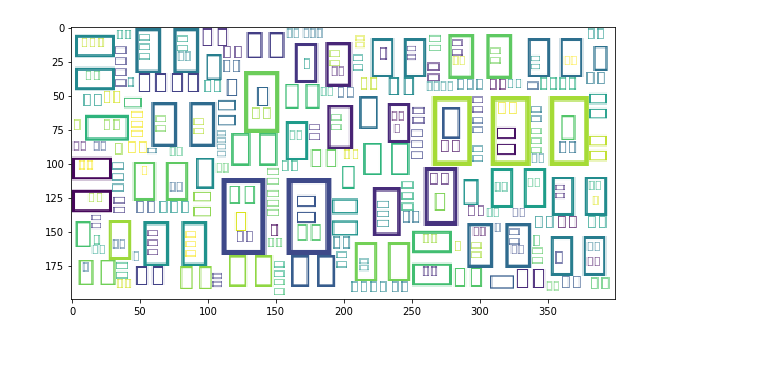
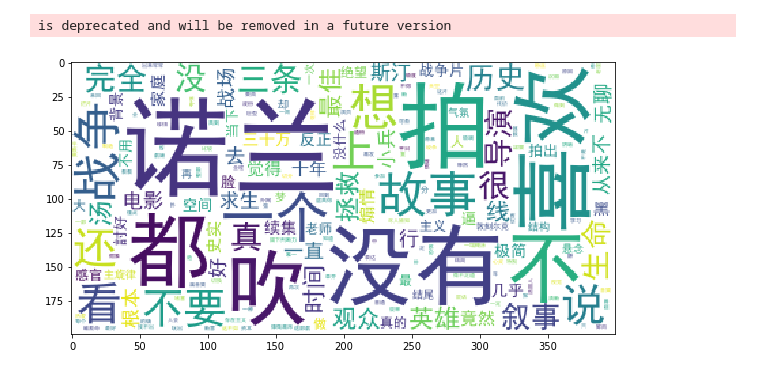
Before and after one commit to yzziqiu/data-science, a Jupyter notebook: douban-movie/douban-movie.ipynb, the cells around one changed output. Saved outputs shown, nothing was run; the diff lists cells and outputs as text; code cells hidden in the pictures.

```diff
--- a/douban-movie/douban-movie.ipynb
+++ b/douban-movie/douban-movie.ipynb
@@ -32,7 +32,8 @@ for item in nowplaying_movie_list:
         #display id and name
         #print(nowplaying_list)
 # comments from the film
-requrl = 'https://movie.douban.com/subject/' + nowplaying_list[0]['id'] + '/comments' +'?' +'start=0' + '&limit=20'
+# start=0 first comment
+requrl = 'https://movie.douban.com/subject/' + nowplaying_list[2]['id'] + '/comments' +'?' +'start=0' + '&limit=20'
 resp = request.urlopen(requrl)
 html_data = resp.read().decode('utf-8')
 soup = bs(html_data, 'html.parser')
@@ -60,33 +61,34 @@ pattern = re.compile(r'[\u4e00-\u9fa5]+')
 filterdata = re.findall(pattern, comments)
 cleaned_comments = ''.join(filterdata)
 #print(cleaned_comments)
 
 #frequency of words
 segment = jieba.lcut(cleaned_comments)
 words_df=pd.DataFrame({'segment':segment})
 #print out high-freq words, which has no exact meanings
 #print(words_df.head())
 
 #clear useless stopwords like 'very', download txt file online
 stopwords=pd.read_csv("stop_words_zh_UTF-8.txt",index_col=False,quoting=3,sep="\t",names=['stopword'], encoding='utf-8')#quoting=3全不引用
 words_df=words_df[~words_df.segment.isin(stopwords.stopword)]
 #print(words_df.head())
 
 # numpy count frequency
 words_stat=words_df.groupby(by=['segment'])['segment'].agg({"计数":numpy.size})
 words_stat=words_stat.reset_index().sort_values(by=["计数"],ascending=False)
 #print(words_stat.head())
 #words cloud
-#font_path="simhei.ttf",
-wordcloud=WordCloud(background_color="white",max_font_size=80) #指定字体类型、字体大小和字体颜色
+
+wordcloud=WordCloud(font_path="simhei.ttf",background_color="white",max_font_size=80) #指定字体类型、字体大小和字体颜色
 word_frequence = {x[0]:x[1] for x in words_stat.head(1000).values}
 word_frequence_list = []
 for key in word_frequence:
     temp = (key,word_frequence[key])
     word_frequence_list.append(temp)
 
 wordcloud=wordcloud.fit_words(word_frequence)
 plt.imshow(wordcloud)
 plt.show()
 # %% [output]
+is deprecated and will be removed in a future version
-[figure, old version]
+[figure, new version]
```
Also changed, not shown: 3 other files.
